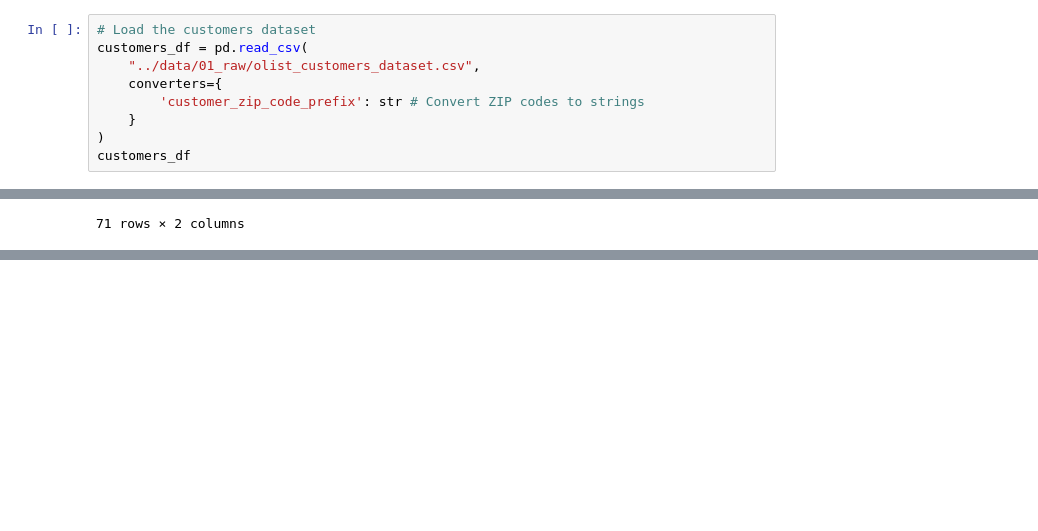
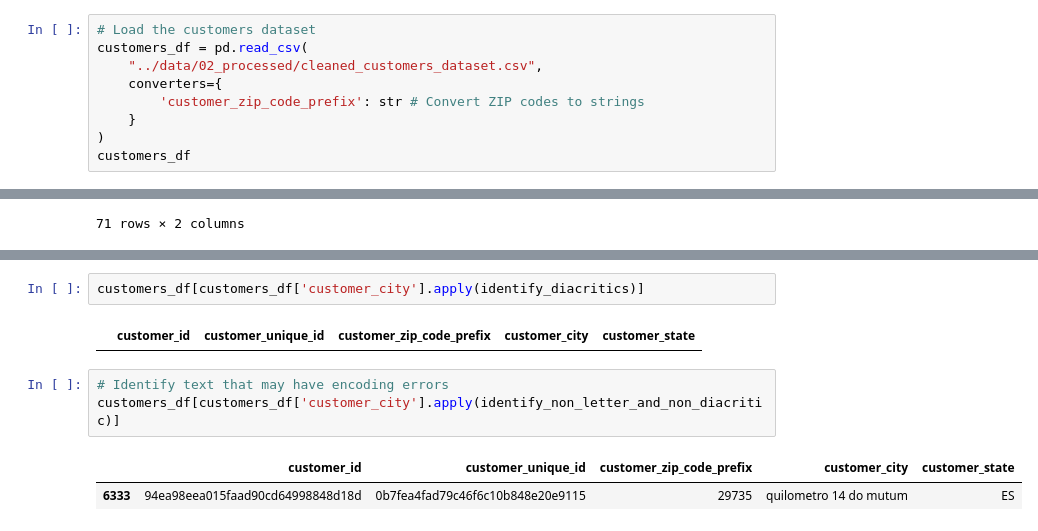
Before and after one commit to g-awaine/y3s2_caie_assessment, a Jupyter notebook: annex/post_cleaning.ipynb, the cells around one changed output, grey strips where cells are left out. Saved outputs shown, nothing was run; the diff lists cells and outputs as text; blank space fills up the shorter version.

```diff
--- a/annex/post_cleaning.ipynb
+++ b/annex/post_cleaning.ipynb
@@ -3,7 +4,7 @@ import pandas as pd
 # %%
 # Load the customers dataset
 customers_df = pd.read_csv(
-    "../data/01_raw/olist_customers_dataset.csv",
+    "../data/02_processed/cleaned_customers_dataset.csv",
     converters={
         'customer_zip_code_prefix': str # Convert ZIP codes to strings
     }
@@ -217,0 +204,10 @@ translations_df
+# %%
+customers_df[customers_df['customer_city'].apply(identify_diacritics)]
+# %% [output]
+|  | customer_id | customer_unique_id | customer_zip_code_prefix | customer_city | customer_state |
+# %%
+# Identify text that may have encoding errors
+customers_df[customers_df['customer_city'].apply(identify_non_letter_and_non_diacritic)]
+# %% [output]
+|  | customer_id | customer_unique_id | customer_zip_code_prefix | customer_city | customer_state |
+| 6333 | 94ea98eea015faad90cd64998848d18d | 0b7fea4fad79c46f6c10b848e20e9115 | 29735 | quilometro 14 do mutum | ES |
```
Also changed, not shown: parts of 13 cells of this notebook, 11 other files.
